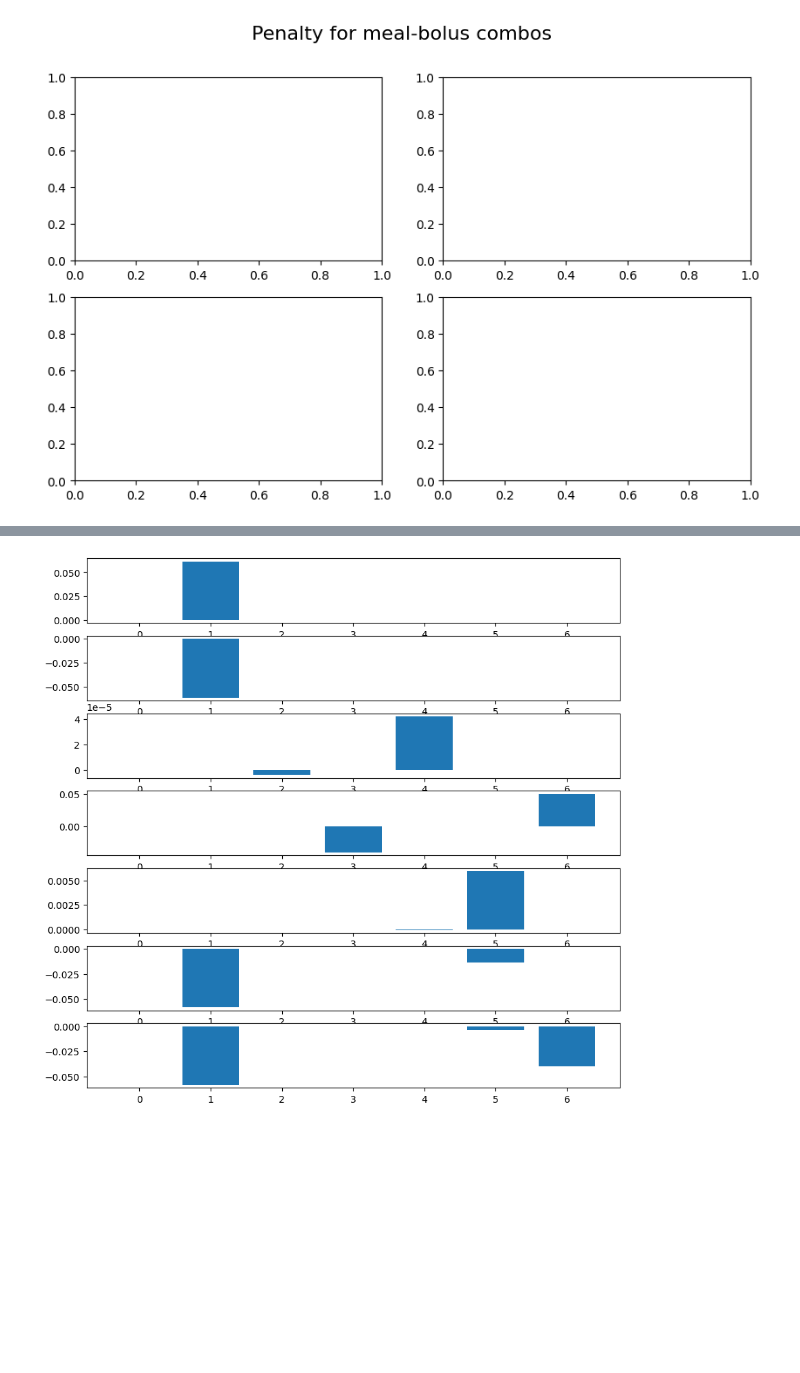
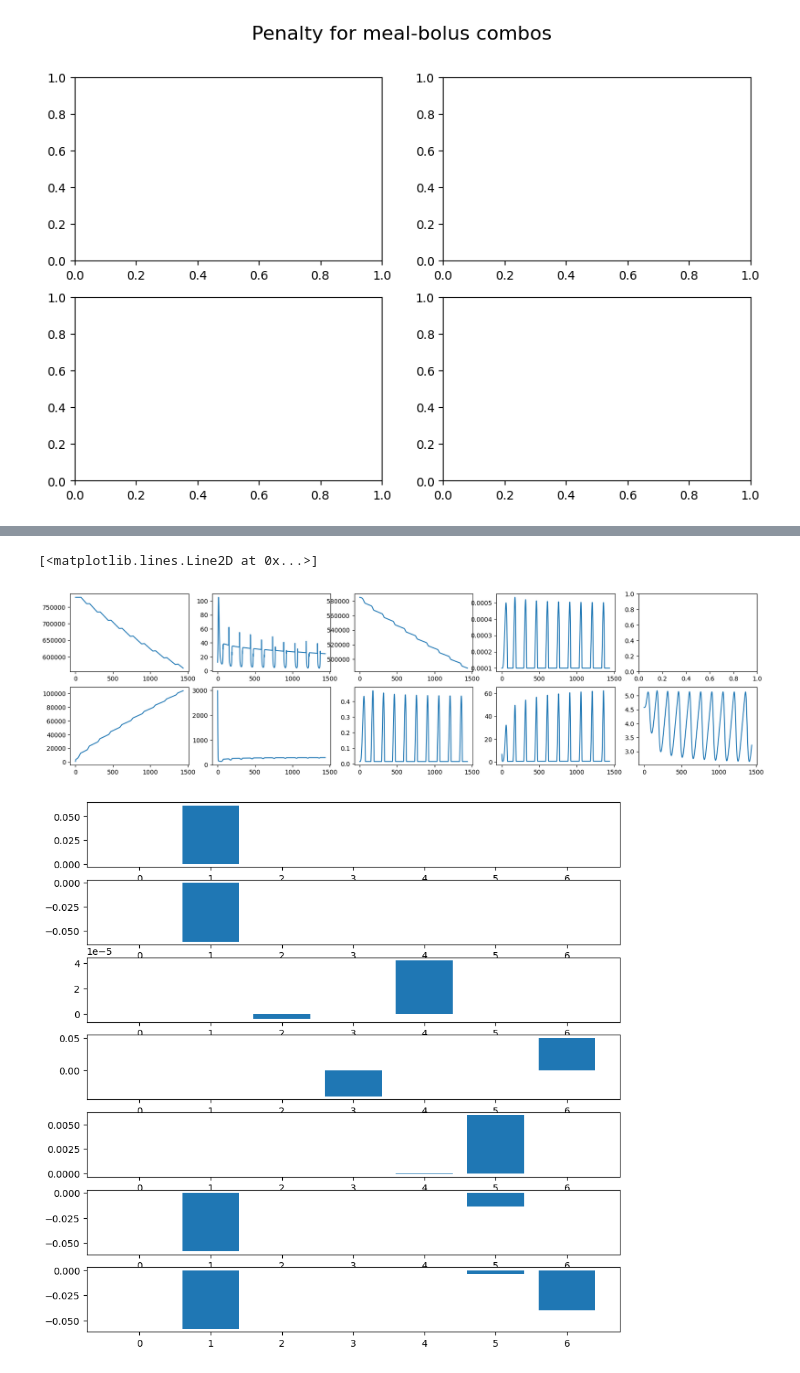
Before and after one commit to char056a/FagprojektRepo, a Jupyter notebook: MVPmodelExample.ipynb, the cells around one changed output, grey strips where cells are left out. Cells and saved outputs as stored; diff of their text form; code cells hidden in the pictures; blank space fills up the shorter version.

```diff
--- a/MVPmodelExample.ipynb
+++ b/MVPmodelExample.ipynb
@@ -255,3 +258,33 @@ Text(0.5, 0, 'Relative Derivatives')
+# %%
+G = find_ss("HM").root
+scale = 1.01
+iters = 24*60
+Gperturb = G * scale
+patient = baseline_patient(0, "HM", n_pancreas = 10, timestep=1)
+pk = patient.pancreasObj
+
+isr = [isr0]
+Gs = [G]
+states = np.empty((iters+1, len(x0)))
+states[0] = pk.get_state()
+patient.G += 0.00001
+for i in range(iters):
+    uP = patient.pancreas(patient.G)
+    isr.append(uP)
+    dx = patient.f_func(uP = uP)
+    patient.euler_step(dx)
+    Gs.append(patient.G)
+    states[i+1] = pk.get_state()
+
+fig, ax = plt.subplots(2, 5, figsize = (20, 5))
+for i, s in enumerate(pk.state_keys):
+    ax[i//4, i%4].plot(pk.get_attr(states, s))
+
+ax[1, 3].plot(isr)
+ax[1, 4].plot(Gs)
+# %% [output]
+[<matplotlib.lines.Line2D at 0x...>]
+[figure, added]
 # %%
 G = find_ss("HM").root
 pk = PKPM()
```
Also changed, not shown: parts of 4 cells of this notebook, 8 other files.
